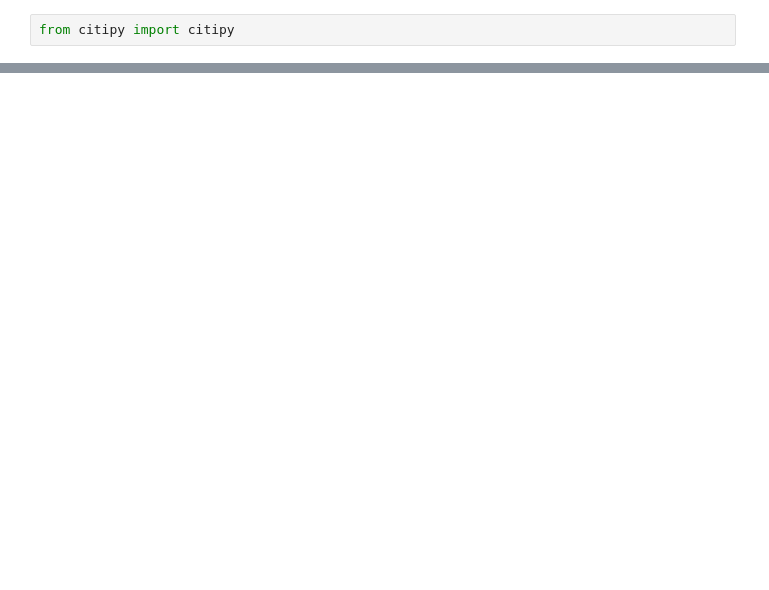
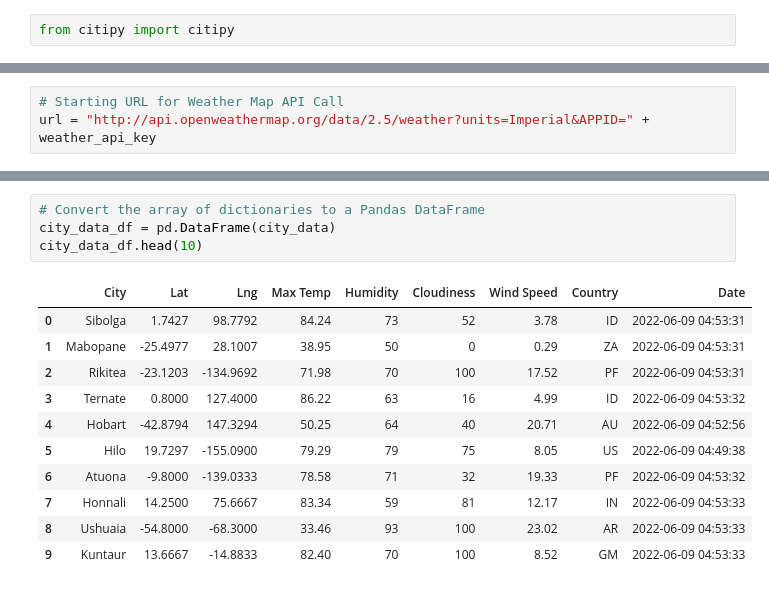
Before and after one commit to sumaiyasilim/World_Weather_Analysis, a Jupyter notebook: WeatherPy.ipynb, the cells around one changed output, grey strips where cells are left out. Cells and saved outputs as stored; diff of their text form; blank space fills up the shorter version.

Commit message:
Modifying .gitignore and adding WeatherPy file

```diff
--- a/WeatherPy.ipynb
+++ b/WeatherPy.ipynb
@@ -54,0 +61,3 @@ len(cities)
+# %%
+# Starting URL for Weather Map API Call
+url = "http://api.openweathermap.org/data/2.5/weather?units=Imperial&APPID=" + weather_api_key
@@ -54,0 +149,16 @@ len(cities)
+# %%
+# Convert the array of dictionaries to a Pandas DataFrame
+city_data_df = pd.DataFrame(city_data)
+city_data_df.head(10)
+# %% [output]
+|  | City | Lat | Lng | Max Temp | Humidity | Cloudiness | Wind Speed | Country | Date |
+| 0 | Sibolga | 1.7427 | 98.7792 | 84.24 | 73 | 52 | 3.78 | ID | 2022-06-09 04:53:31 |
+| 1 | Mabopane | -25.4977 | 28.1007 | 38.95 | 50 | 0 | 0.29 | ZA | 2022-06-09 04:53:31 |
+| 2 | Rikitea | -23.1203 | -134.9692 | 71.98 | 70 | 100 | 17.52 | PF | 2022-06-09 04:53:31 |
+| 3 | Ternate | 0.8000 | 127.4000 | 86.22 | 63 | 16 | 4.99 | ID | 2022-06-09 04:53:32 |
+| 4 | Hobart | -42.8794 | 147.3294 | 50.25 | 64 | 40 | 20.71 | AU | 2022-06-09 04:52:56 |
+| 5 | Hilo | 19.7297 | -155.0900 | 79.29 | 79 | 75 | 8.05 | US | 2022-06-09 04:49:38 |
+| 6 | Atuona | -9.8000 | -139.0333 | 78.58 | 71 | 32 | 19.33 | PF | 2022-06-09 04:53:32 |
+| 7 | Honnali | 14.2500 | 75.6667 | 83.34 | 59 | 81 | 12.17 | IN | 2022-06-09 04:53:33 |
+| 8 | Ushuaia | -54.8000 | -68.3000 | 33.46 | 93 | 100 | 23.02 | AR | 2022-06-09 04:53:33 |
+| 9 | Kuntaur | 13.6667 | -14.8833 | 82.40 | 70 | 100 | 8.52 | GM | 2022-06-09 04:53:33 |
```
Also changed, not shown: parts of 7 cells of this notebook, 3 other files.
